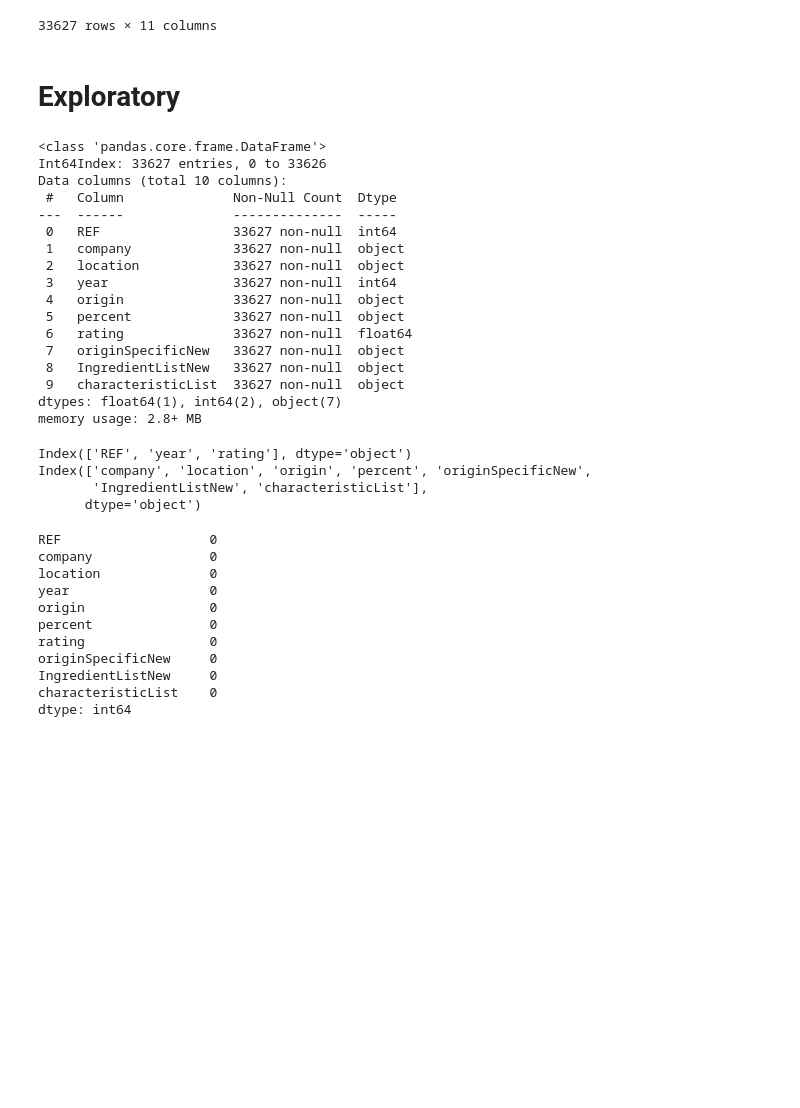
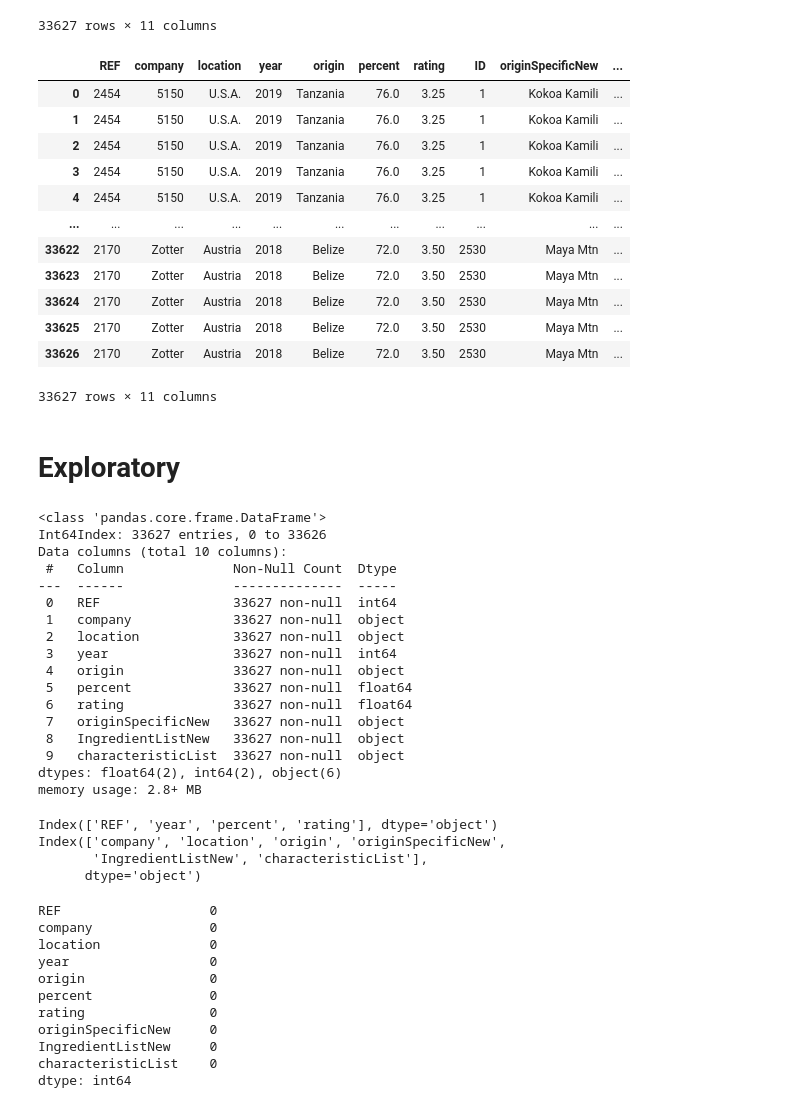
Before and after one commit to jdjulius/Proyecto4DataScience, a Jupyter notebook: notebooks/data_exploration.ipynb, the cells around one changed output. Drawn from its saved outputs; the diff is of its cells as text; code cells hidden in the pictures; blank space fills up the shorter version.

```diff
--- a/notebooks/data_exploration.ipynb
+++ b/notebooks/data_exploration.ipynb
@@ -388,6 +388,25 @@ df_join
 | 33625 | 2170 | Zotter | Austria | 2018 | Belize | 72% | 3.50 | 2530 | Maya Mtn | ... |
 | 33626 | 2170 | Zotter | Austria | 2018 | Belize | 72% | 3.50 | 2530 | Maya Mtn | ... |
 33627 rows × 11 columns
+# %%
+#Clean variable percent
+df_join['percent'] = df_join['percent'].str.replace('%', ' ')
+df_join['percent'] = df_join['percent'].astype(float)
+df_join
+# %% [output]
+|  | REF | company | location | year | origin | percent | rating | ID | originSpecificNew | ... |
+| 0 | 2454 | 5150 | U.S.A. | 2019 | Tanzania | 76.0 | 3.25 | 1 | Kokoa Kamili | ... |
+| 1 | 2454 | 5150 | U.S.A. | 2019 | Tanzania | 76.0 | 3.25 | 1 | Kokoa Kamili | ... |
+| 2 | 2454 | 5150 | U.S.A. | 2019 | Tanzania | 76.0 | 3.25 | 1 | Kokoa Kamili | ... |
+| 3 | 2454 | 5150 | U.S.A. | 2019 | Tanzania | 76.0 | 3.25 | 1 | Kokoa Kamili | ... |
+| 4 | 2454 | 5150 | U.S.A. | 2019 | Tanzania | 76.0 | 3.25 | 1 | Kokoa Kamili | ... |
+| ... | ... | ... | ... | ... | ... | ... | ... | ... | ... | ... |
+| 33622 | 2170 | Zotter | Austria | 2018 | Belize | 72.0 | 3.50 | 2530 | Maya Mtn | ... |
+| 33623 | 2170 | Zotter | Austria | 2018 | Belize | 72.0 | 3.50 | 2530 | Maya Mtn | ... |
+| 33624 | 2170 | Zotter | Austria | 2018 | Belize | 72.0 | 3.50 | 2530 | Maya Mtn | ... |
+| 33625 | 2170 | Zotter | Austria | 2018 | Belize | 72.0 | 3.50 | 2530 | Maya Mtn | ... |
+| 33626 | 2170 | Zotter | Austria | 2018 | Belize | 72.0 | 3.50 | 2530 | Maya Mtn | ... |
+33627 rows × 11 columns
 # %% [markdown]
 # Exploratory
 # %%
@@ -407,12 +426,12 @@ Data columns (total 10 columns):
  2   location            33627 non-null  object
  3   year                33627 non-null  int64
  4   origin              33627 non-null  object
- 5   percent             33627 non-null  object
+ 5   percent             33627 non-null  float64
  6   rating              33627 non-null  float64
  7   originSpecificNew   33627 non-null  object
  8   IngredientListNew   33627 non-null  object
  9   characteristicList  33627 non-null  object
-dtypes: float64(1), int64(2), object(7)
+dtypes: float64(2), int64(2), object(6)
 memory usage: 2.8+ MB
 # %%
 var_num = df_origin.select_dtypes(include=['float64', 'int']).columns
@@ -421,8 +440,8 @@ var_cat = df_origin.select_dtypes(include=['object', 'category']).columns
 print(var_num)
 print(var_cat)
 # %% [output]
-Index(['REF', 'year', 'rating'], dtype='object')
-Index(['company', 'location', 'origin', 'percent', 'originSpecificNew',
+Index(['REF', 'year', 'percent', 'rating'], dtype='object')
+Index(['company', 'location', 'origin', 'originSpecificNew',
        'IngredientListNew', 'characteristicList'],
       dtype='object')
 # %%
```
Also changed, not shown: parts of 3 cells of this notebook.
